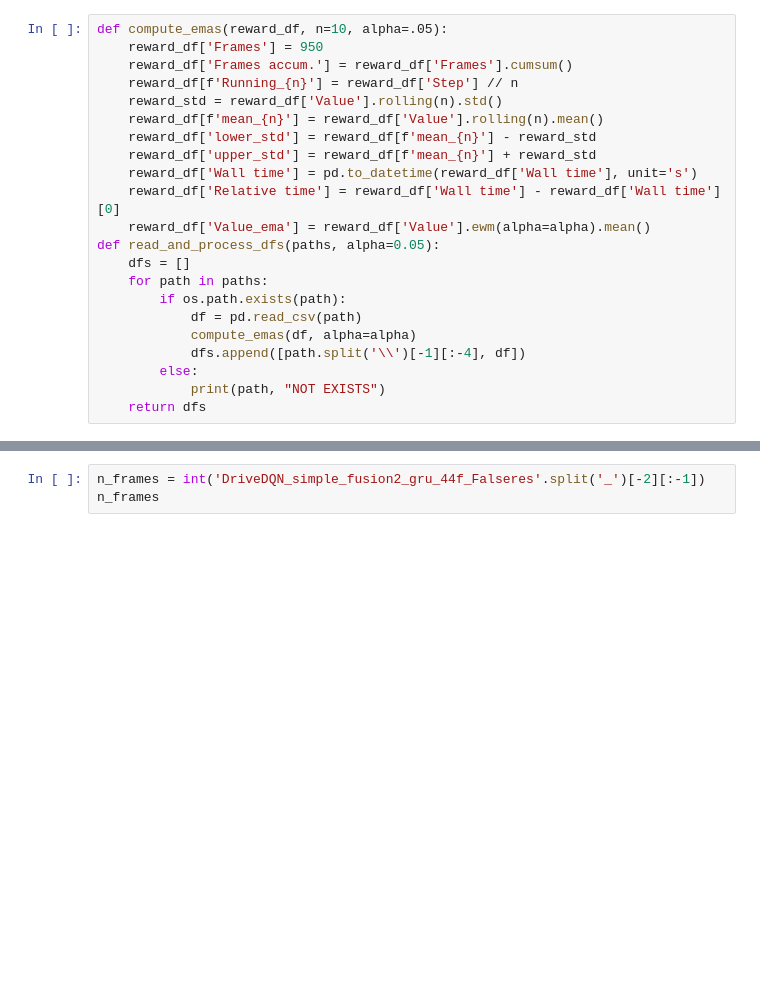
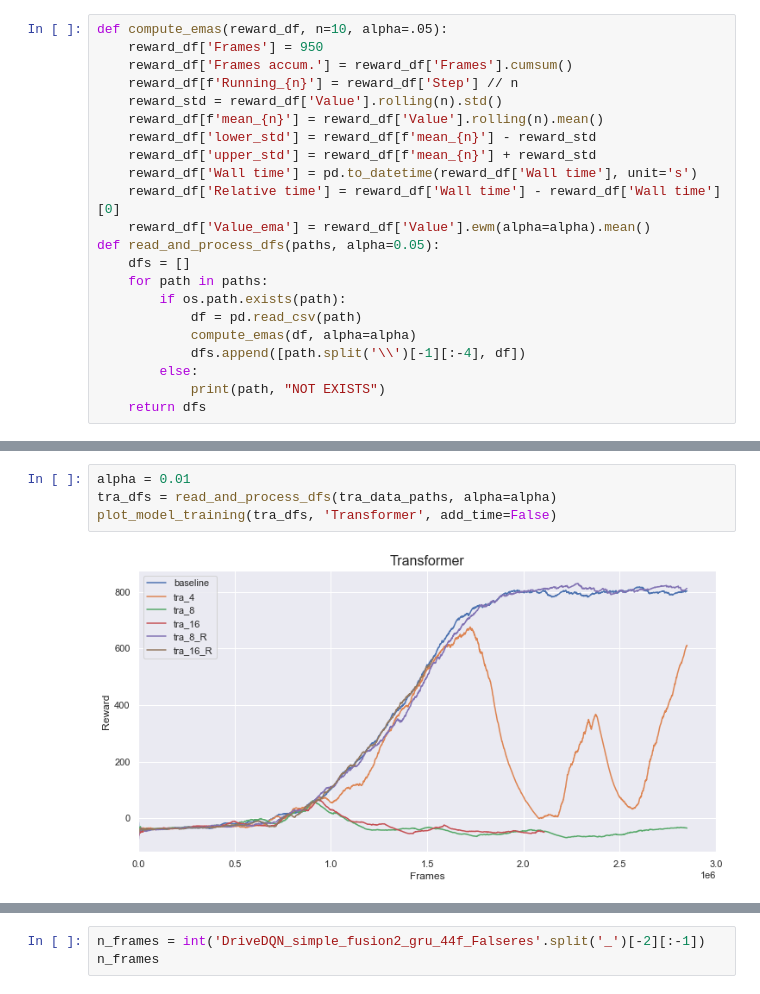
Before and after one commit to miladsamim/rl_ad, a Jupyter notebook: SAC/DQN_Agent/evaluation/stats.ipynb, the cells around one changed output, grey strips where cells are left out. Cells and saved outputs as stored; diff of their text form; blank space fills up the shorter version.

```diff
--- a/SAC/DQN_Agent/evaluation/stats.ipynb
+++ b/SAC/DQN_Agent/evaluation/stats.ipynb
@@ -95,3 +103,9 @@ plot_model_training(gru_dfs, 'LSTM', add_time=False)
+# %%
+alpha = 0.01
+tra_dfs = read_and_process_dfs(tra_data_paths, alpha=alpha)
+plot_model_training(tra_dfs, 'Transformer', add_time=False)
+# %% [output]
+[figure, added]
 # %%
 base_path = '..\\models\\DriveDQN_simple_fusion2_'
 gru_base_path = base_path+'gru_'
```
Also changed, not shown: parts of 9 cells of this notebook, 20 other files.
